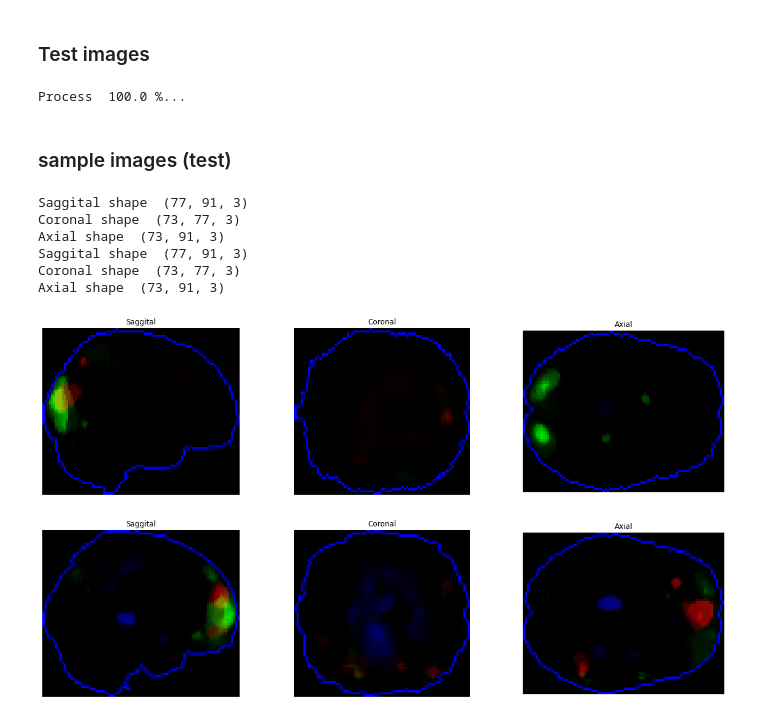
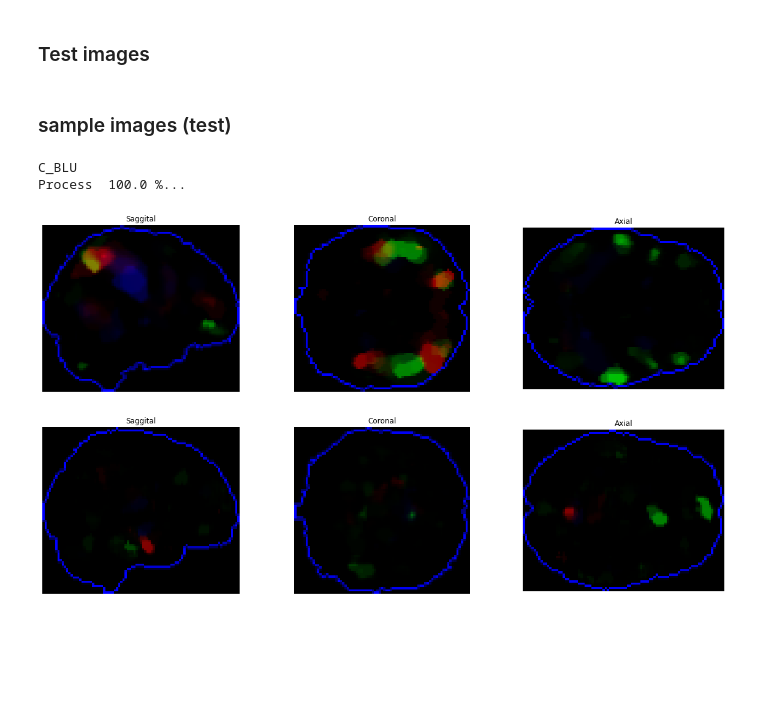
Before and after one commit to LxMera/Convolutional-Neural-Network-for-the-classification-of-independent-components-of-rs-fMRI, a Jupyter notebook: CNN_firt_group_(Respaldo)_.ipynb, the cells around one changed output. Saved outputs shown, nothing was run; the diff lists cells and outputs as text; code cells hidden in the pictures; blank space fills up the shorter version.

```diff
--- a/CNN_firt_group_(Respaldo)_.ipynb
+++ b/CNN_firt_group_(Respaldo)_.ipynb
@@ -87,8 +78,8 @@ Points time per component        (1200, 22877)
 # %% [markdown]
 ### Images parameters
 # %%
-DIR='drive/My Drive/ResultadosHP'
-slic=['/Axial','/Coronal','/Saggital']
+DIR0='drive/My Drive/ResultadosHP/'
+slic=['/Saggital','/Coronal','/Axial']
 
 #Original shape
 SAG=73
@@ -103,3 +94,5 @@ IMG_CHANNELS = 3
 nb_classes=2
 maxR=0.4
 shap={'Axial': (SAG, COR, IMG_CHANNELS), 'Coronal': (SAG, AXI, IMG_CHANNELS), 'Saggital': (AXI, COR, IMG_CHANNELS)}
+numFolder=1 #number of folder
+print(FOLD[numFolder][11:])
@@ -126,7 +121,7 @@ test labels      (4576,)
 training maps    (18301,)
 test maps        (4576,)
 # %%
-def showSlices(ima1, ima2, ima3):
+def showSlices(ima1, ima2, ima3, sh=False):
   plt.figure(figsize=(20,5))
   plt.subplot(1,3,1)
   plt.imshow(ima1)
@@ -141,9 +136,10 @@ def showSlices(ima1, ima2, ima3):
   plt.title('Axial')
   plt.axis('off')
 
-  print('Saggital shape ', np.shape(ima1))
-  print('Coronal shape ', np.shape(ima2))
-  print('Axial shape ', np.shape(ima3))
+  if sh:
+    print('Saggital shape ', np.shape(ima1))
+    print('Coronal shape ', np.shape(ima2))
+    print('Axial shape ', np.shape(ima3))
 # %% [markdown]
 ### Training images
 # %%
@@ -197,47 +189,46 @@ Axial shape  (73, 91, 3)
 # %% [markdown]
 ### Test images
 # %%
-S_test = np.zeros((len(TEST_PATH), AXI, COR, 3), dtype=np.uint8)
-C_test = np.zeros((len(TEST_PATH), SAG, AXI, 3), dtype=np.uint8)
-A_test = np.zeros((len(TEST_PATH), SAG, COR, 3), dtype=np.uint8)
+def testImages(ni):
+  print(FOLD[ni][11:])
+  s_test = np.zeros((len(TEST_PATH), AXI, COR, 3), dtype=np.uint8)
+  c_test = np.zeros((len(TEST_PATH), SAG, AXI, 3), dtype=np.uint8)
+  a_test = np.zeros((len(TEST_PATH), SAG, COR, 3), dtype=np.uint8)
 
-cont=0
-loop=len(TEST_PATH)
+  cont=0
+  loop=len(TEST_PATH)
 
-for n in range(loop):
-  namea=FOLD[ni]+slic[0]+'/'+TEST_PATH[n].strip()+'.png'
-  namec=FOLD[ni]+slic[1]+'/'+TEST_PATH[n].strip()+'.png'
-  names=FOLD[ni]+slic[2]+'/'+TEST_PATH[n].strip()+'.png'
+  for n in range(loop):
+    namea=FOLD[ni]+slic[2]+'/'+TEST_PATH[n].strip()+'.png'
+    namec=FOLD[ni]+slic[1]+'/'+TEST_PATH[n].strip()+'.png'
+    names=FOLD[ni]+slic[0]+'/'+TEST_PATH[n].strip()+'.png'
 
-  imaa=cv2.imread(namea)
-  imac=cv2.imread(namec)
-  imas=cv2.imread(names)
+    imaa=cv2.imread(namea)
+    imac=cv2.imread(namec)
+    imas=cv2.imread(names)
 
-  sag=cv2.resize(imas, (AXI, COR), interpolation = cv2.INTER_AREA)
-  cor=cv2.resize(imac, (AXI, SAG), interpolation = cv2.INTER_AREA)
-  axi=cv2.resize(imaa, (COR, SAG), interpolation = cv2.INTER_AREA)
+    sag=cv2.resize(imas, (AXI, COR), interpolation = cv2.INTER_AREA)
+    cor=cv2.resize(imac, (AXI, SAG), interpolation = cv2.INTER_AREA)
+    axi=cv2.resize(imaa, (COR, SAG), interpolation = cv2.INTER_AREA)
 
-  S_test[n]=np.rot90(sag)
-  C_test[n]=cor
-  A_test[n]=axi
+    s_test[n]=np.rot90(sag)
+    c_test[n]=cor
+    a_test[n]=axi
 
-  cont=cont+1
-  print('\rProcess ', round(cont*100/loop,2), '%...' , end ="")
+    cont=cont+1
+    print('\rProcess ', round(cont*100/loop,2), '%...' , end ="")
+  return s_test, c_test, a_test
-# %% [output]
-Process  100.0 %...
 # %% [markdown]
 ### sample images (test)
 # %%
+SCA_test=testImages(numFolder)
+
 signal=np.random.choice(np.where(y_test==1)[0])
 noise=np.random.choice(np.where(y_test==0)[0])
-showSlices(S_test[signal], C_test[signal], A_test[signal])
-showSlices(S_test[noise], C_test[noise], A_test[noise])
+showSlices(SCA_test[0][signal], SCA_test[1][signal], SCA_test[2][signal])
+showSlices(SCA_test[0][noise], SCA_test[1][noise], SCA_test[2][noise])
 # %% [output]
-Saggital shape  (77, 91, 3)
-Coronal shape  (73, 77, 3)
-Axial shape  (73, 91, 3)
-Saggital shape  (77, 91, 3)
-Coronal shape  (73, 77, 3)
-Axial shape  (73, 91, 3)
+C_BLU
+Process  100.0 %...
-[figure, old version]
+[figure, new version]
-[figure, old version]
+[figure, new version]
```
Also changed, not shown: parts of 25 cells of this notebook.
